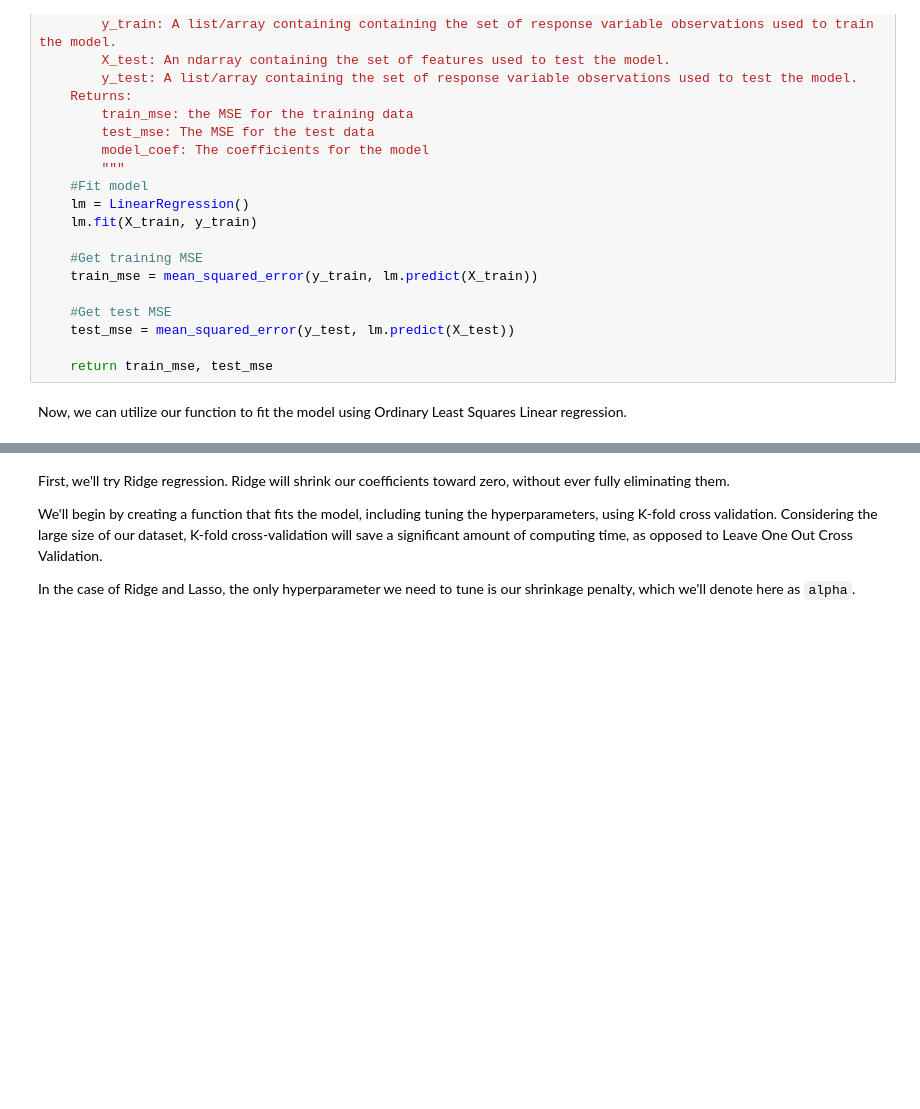
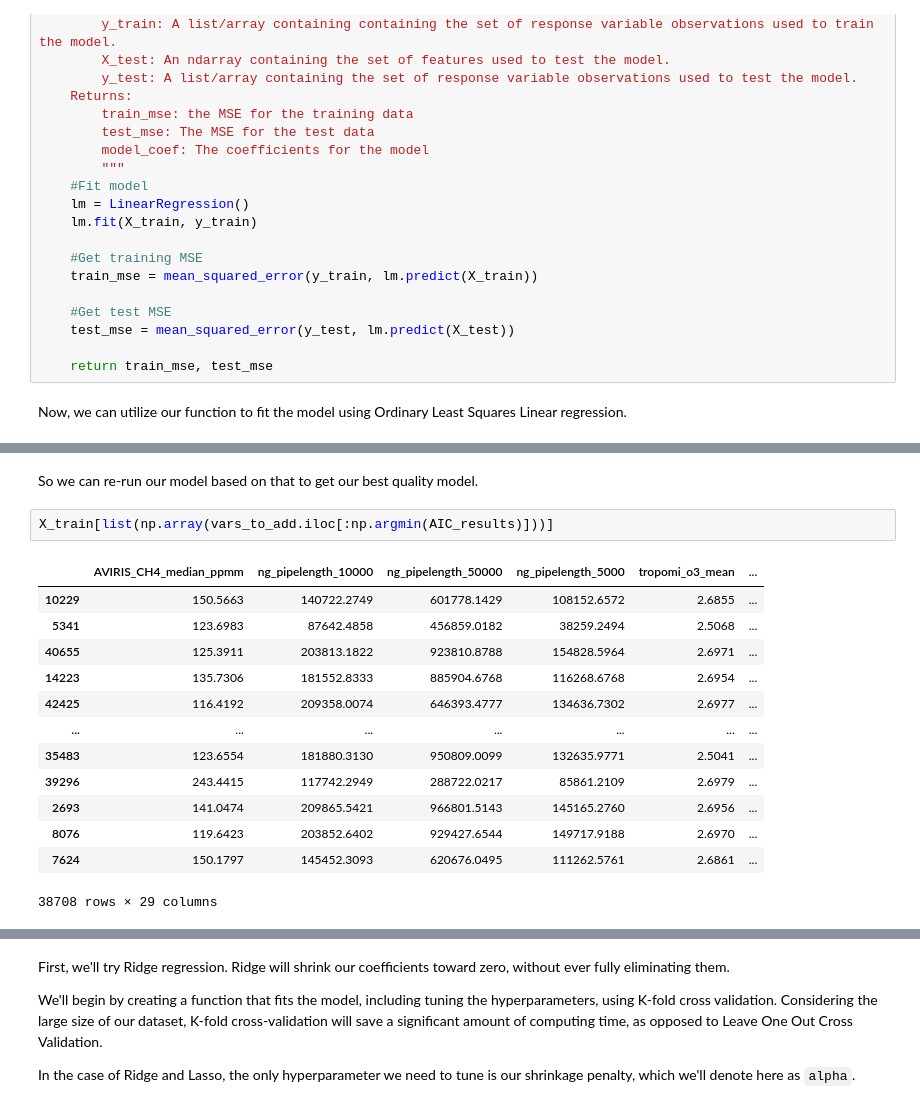
Before and after one commit to hikari-murayama/CA_ag_pollution, a Jupyter notebook: Final_Project_Notebook.ipynb, the cells around one changed output, grey strips where cells are left out. Cells and saved outputs as stored; diff of their text form; blank space fills up the shorter version.

```diff
--- a/Final_Project_Notebook.ipynb
+++ b/Final_Project_Notebook.ipynb
@@ -262,0 +583,18 @@ Discussion.
+# %% [markdown]
+So we can re-run our model based on that to get our best quality model.
+# %%
+X_train[list(np.array(vars_to_add.iloc[:np.argmin(AIC_results)]))]
+# %% [output]
+|  | AVIRIS_CH4_median_ppmm | ng_pipelength_10000 | ng_pipelength_50000 | ng_pipelength_5000 | tropomi_o3_mean | ... |
+| 10229 | 150.5663 | 140722.2749 | 601778.1429 | 108152.6572 | 2.6855 | ... |
+| 5341 | 123.6983 | 87642.4858 | 456859.0182 | 38259.2494 | 2.5068 | ... |
+| 40655 | 125.3911 | 203813.1822 | 923810.8788 | 154828.5964 | 2.6971 | ... |
+| 14223 | 135.7306 | 181552.8333 | 885904.6768 | 116268.6768 | 2.6954 | ... |
+| 42425 | 116.4192 | 209358.0074 | 646393.4777 | 134636.7302 | 2.6977 | ... |
+| ... | ... | ... | ... | ... | ... | ... |
+| 35483 | 123.6554 | 181880.3130 | 950809.0099 | 132635.9771 | 2.5041 | ... |
+| 39296 | 243.4415 | 117742.2949 | 288722.0217 | 85861.2109 | 2.6979 | ... |
+| 2693 | 141.0474 | 209865.5421 | 966801.5143 | 145165.2760 | 2.6956 | ... |
+| 8076 | 119.6423 | 203852.6402 | 929427.6544 | 149717.9188 | 2.6970 | ... |
+| 7624 | 150.1797 | 145452.3093 | 620676.0495 | 111262.5761 | 2.6861 | ... |
+38708 rows × 29 columns
```
Also changed, not shown: parts of 52 cells of this notebook.
